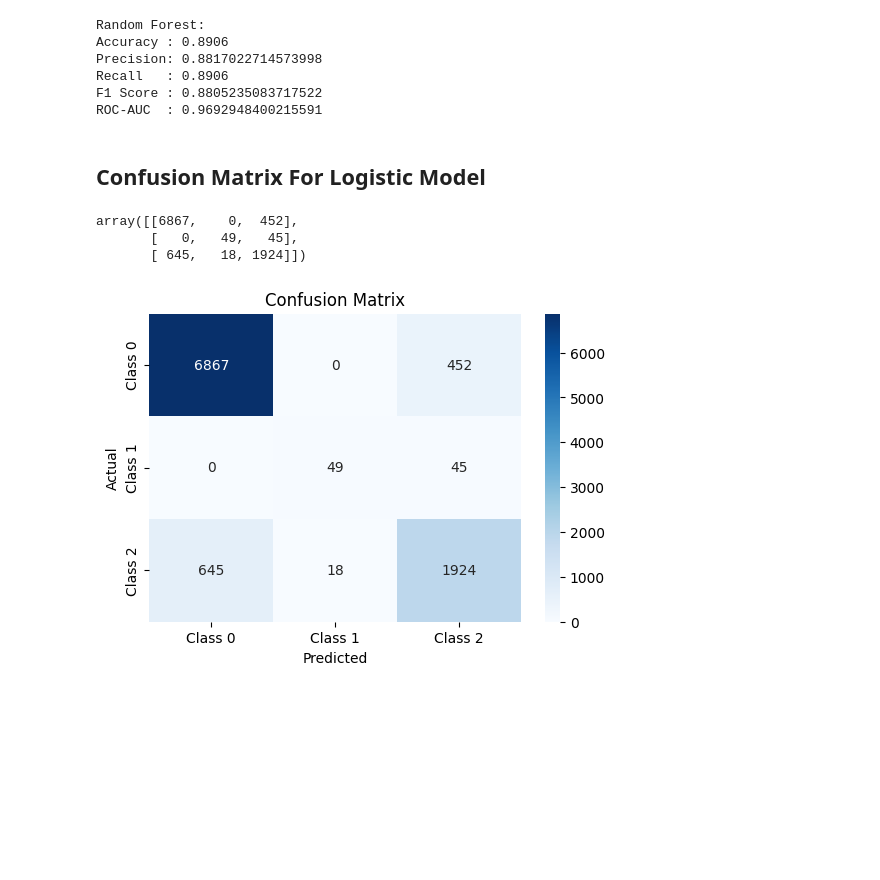
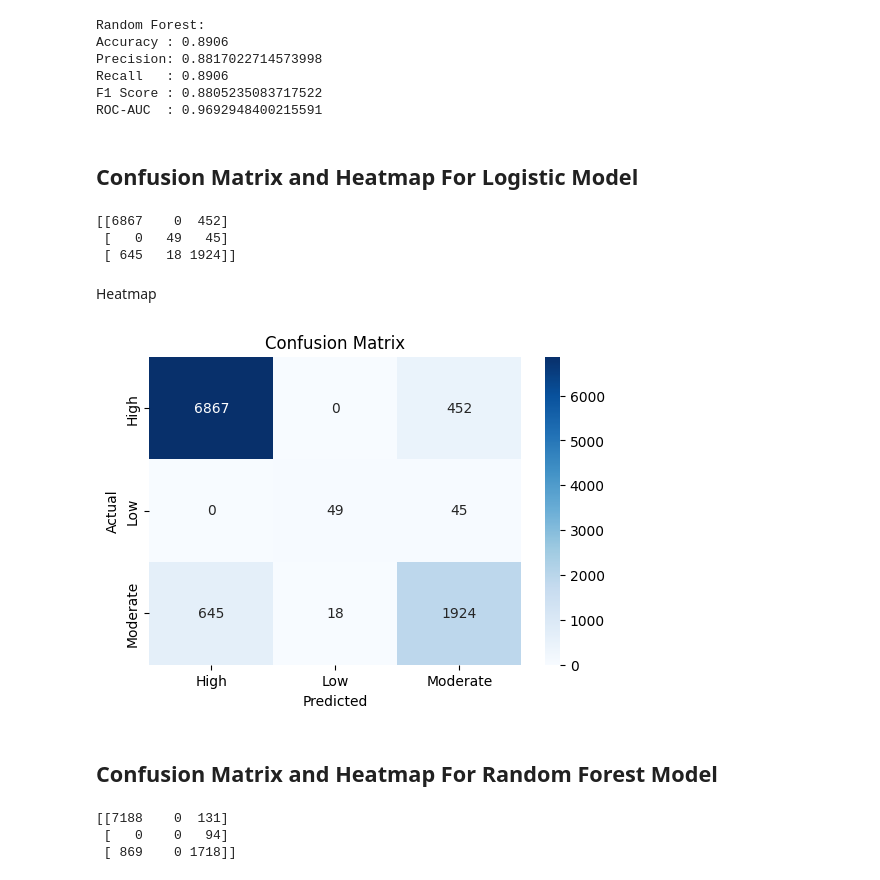
Before and after one commit to mdzubayereashraf/Ostad-AI-Engineering-Course-Assignments, a Jupyter notebook: Assignmen_No_11(Diabetes_Prediction).ipynb, the cells around one changed output. Cells and saved outputs as stored; diff of their text form; code cells hidden in the pictures; blank space fills up the shorter version.

Commit message:
Successfully showed confusion matrix and Heatmap for random forest model

```diff
--- a/Assignmen_No_11(Diabetes_Prediction).ipynb
+++ b/Assignmen_No_11(Diabetes_Prediction).ipynb
@@ -515,23 +532,35 @@ Recall   : 0.8906
 F1 Score : 0.8805235083717522
 ROC-AUC  : 0.9692948400215591
 # %% [markdown]
-## **Confusion Matrix For Logistic Model**
+## **Confusion Matrix and Heatmap For Logistic Model**
-# %%
-confusion_matrix(y_test_encoded, lr_pred)
-# %% [output]
-array([[6867,    0,  452],
-       [   0,   49,   45],
-       [ 645,   18, 1924]])
+# %%
+cm_lr = confusion_matrix(y_test_encoded, lr_pred)
+
+print(cm_lr)
+# %% [output]
+[[6867    0  452]
+ [   0   49   45]
+ [ 645   18 1924]]
+# %% [markdown]
+Heatmap
 # %%
-cm = confusion_matrix(y_test_encoded, lr_pred)
-
 plt.figure(figsize=(6, 4))
 sns.heatmap(cm, annot=True, fmt='d', cmap='Blues',
-            xticklabels=['Class 0', 'Class 1', 'Class 2'],
-            yticklabels=['Class 0', 'Class 1', 'Class 2'])
+            xticklabels=['High', 'Low', 'Moderate'],
+            yticklabels=['High', 'Low', 'Moderate'])
 plt.xlabel('Predicted')
 plt.ylabel('Actual')
 plt.title('Confusion Matrix')
 plt.show()
 # %% [output]
-[figure, old version]
+[figure, new version]
+# %% [markdown]
+## **Confusion Matrix and Heatmap For Random Forest Model**
+# %%
+cm_rf = confusion_matrix(y_test_encoded, rf_pred)
+
+print(cm_rf)
+# %% [output]
+[[7188    0  131]
+ [   0    0   94]
+ [ 869    0 1718]]
```
Also changed, not shown: parts of 2 cells of this notebook.
